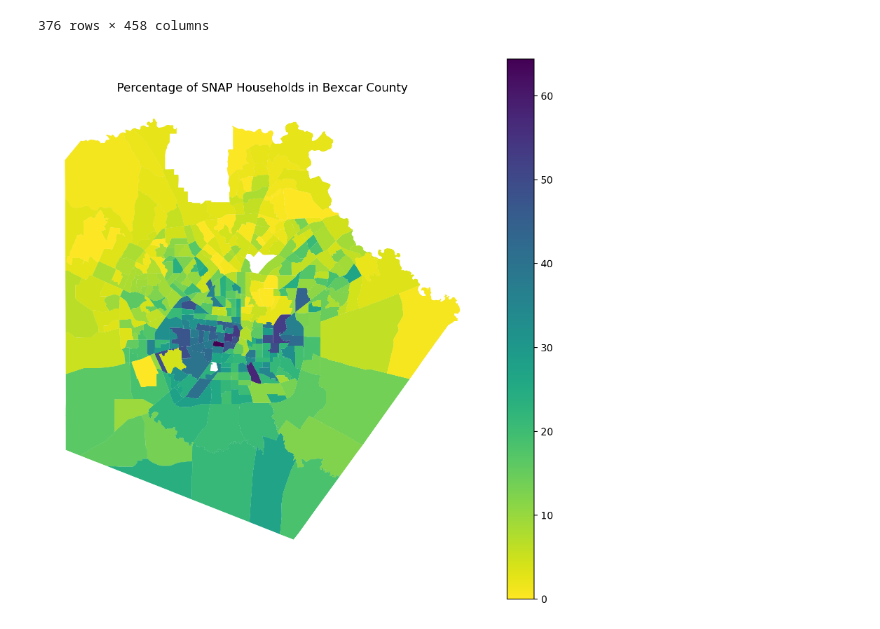
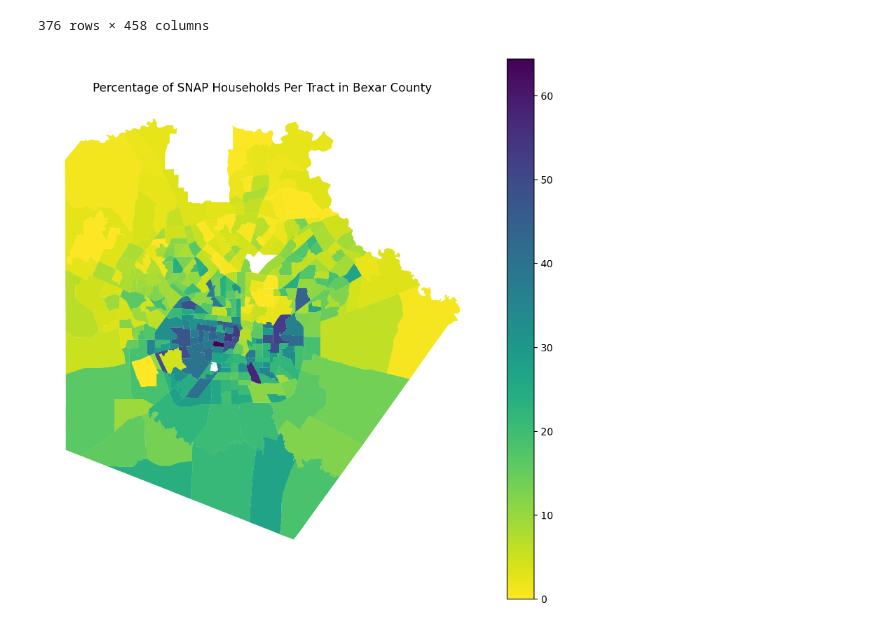
Before and after one commit to sarazarea26/fooddesertproject, a Jupyter notebook: heat_maps/bexar_county/bexar_heat_maps.ipynb, the cells around one changed output. Cells and saved outputs as stored; diff of their text form; code cells hidden in the pictures.

```diff
--- a/heat_maps/bexar_county/bexar_heat_maps.ipynb
+++ b/heat_maps/bexar_county/bexar_heat_maps.ipynb
@@ -39,5 +50,5 @@ bexcar = gdf[gdf["COUNTYFP"] == "029"]
 # %%
-merged = bexcar.merge(
+merged = bexar.merge(
     df,
     left_on="GEOIDFQ",
     right_on="GEO_ID",
@@ -84,15 +95,15 @@ df
 | 375 | 1400000US48029980100 | Census Tract 9801; Bexar County; ... | 659 | 146 | 12.6 | 7.9 | 17.8 | ... |
 376 rows × 1012 columns
 # %%
-merged = bexcar.merge(
+merged_2 = bexar.merge(
     df,
     left_on="GEOIDFQ",
     right_on="GEO_ID",
     how="left"
 )
 
-merged["S0802_C01_094E"] = pd.to_numeric(
-    merged["S0802_C01_094E"],
+merged_2["S0802_C01_094E"] = pd.to_numeric(
+    merged_2["S0802_C01_094E"],
     errors="coerce"
 )
 # %%
@@ -130,29 +141,29 @@ df
 | 375 | 1400000US48029980100 | Census Tract 9801; Bexar County; ... | 286 | 77 | 28 | 34 | 258 | ... |
 376 rows × 458 columns
 # %%
-merged = bexcar.merge(
+merged_3 = bexar.merge(
     df,
     left_on="GEOIDFQ",
     right_on="GEO_ID",
     how="left"
 )
 # %%
-merged["S2201_C04_001E"] = pd.to_numeric(
-    merged["S2201_C04_001E"],
+merged_3["S2201_C04_001E"] = pd.to_numeric(
+    merged_3["S2201_C04_001E"],
     errors="coerce"
 )
 # %%
 fig, ax = plt.subplots(figsize=(10, 10))
 
 merged.plot(
     column="S2201_C04_001E",
     cmap="viridis_r",
     legend=True,
     ax=ax
 )
 
-plt.title("Percentage of SNAP Households in Bexcar County")
+plt.title("Percentage of SNAP Households Per Tract in Bexar County")
 plt.axis("off")
 plt.show()
 # %% [output]
-[figure, old version]
+[figure, new version]
```
Also changed, not shown: parts of 5 cells of this notebook, 17 other files.
